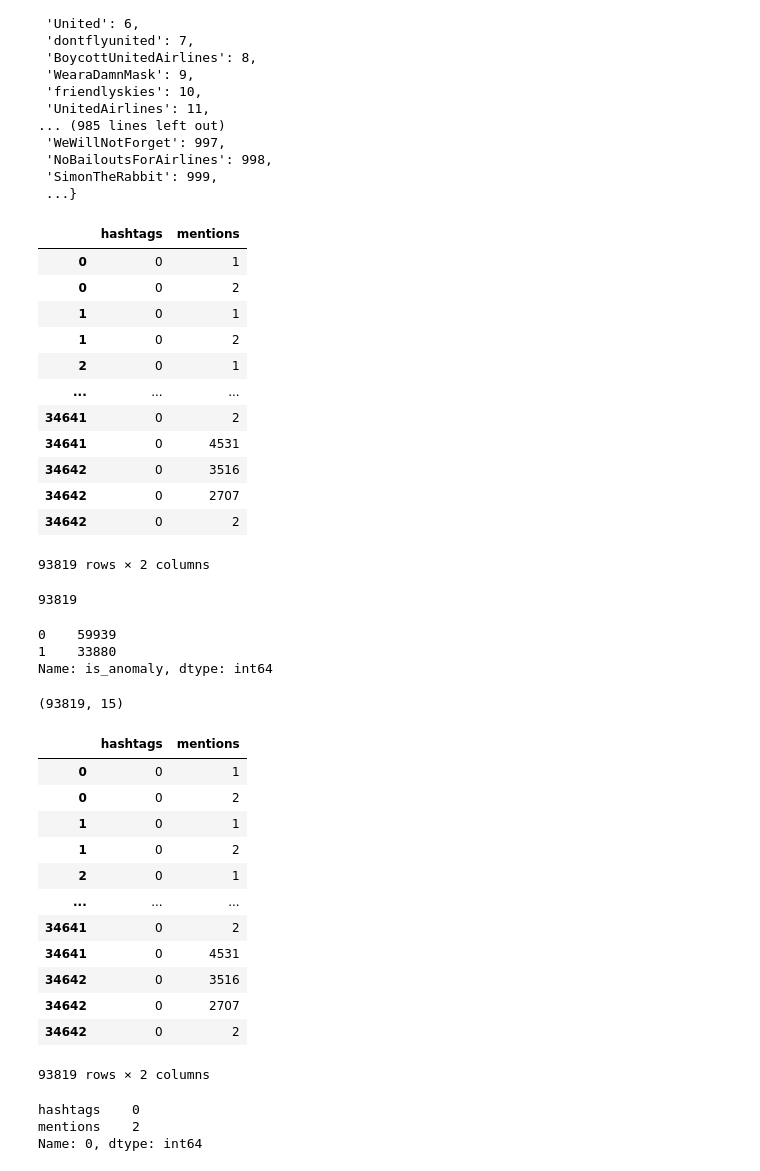
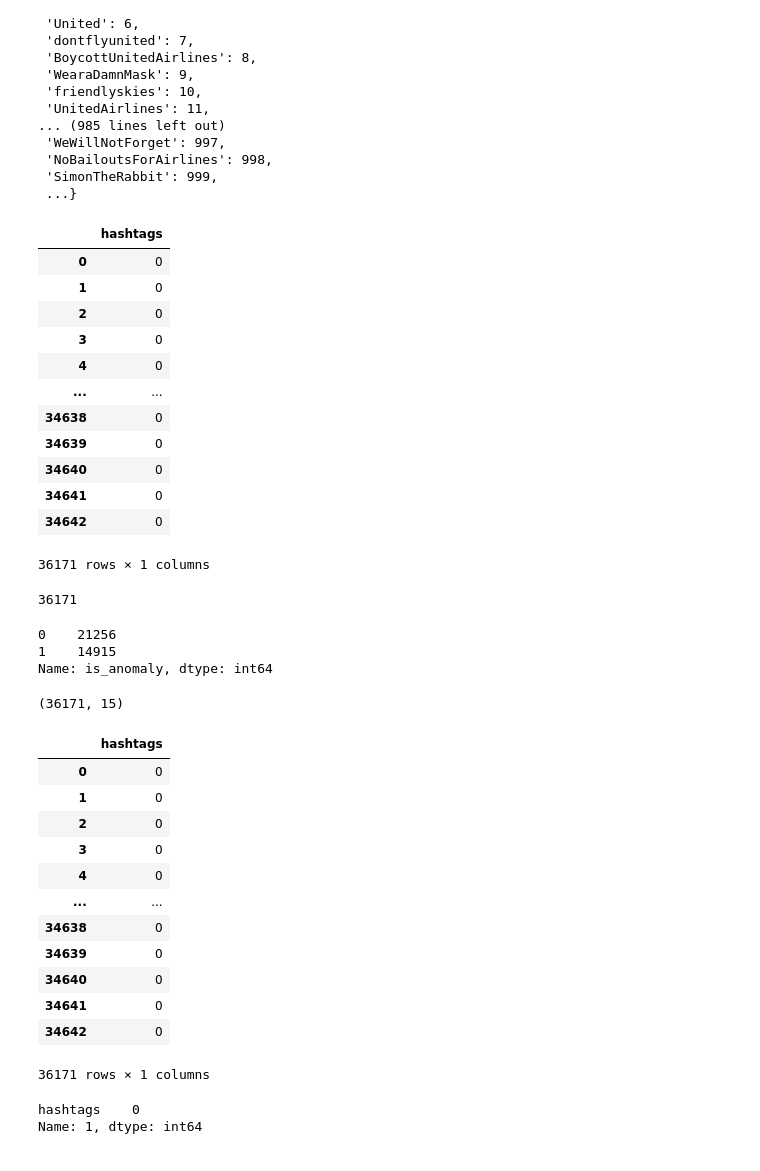
Before and after one commit to anton164/fall-spec, a Jupyter notebook: jupyter_notebooks/parse_json_table.ipynb, the cells around one changed output. Cells and saved outputs as stored; diff of their text form; code cells hidden in the pictures.

Commit message:
changes to MStream

```diff
--- a/jupyter_notebooks/parse_json_table.ipynb
+++ b/jupyter_notebooks/parse_json_table.ipynb
@@ -18,7 +18,7 @@ stop_words = set(stopwords.words('english'))
 [nltk_data]     /Users/mosheborochov/nltk_data...
 [nltk_data]   Package words is already up-to-date!
 # %%
-df = pd.read_json('../data/mstream_datasets/united-2020-12-05-2020-12-15.json')
+df = pd.read_json('../data/labeled_datasets/united-2020-12-05-2020-12-15.json')
 print(df['text'])
 def stemming(words):
     ps=PorterStemmer()
@@ -63,9 +72,11 @@ Name: text, Length: 34643, dtype: object
 # %%
 #df = df.explode('hashtags').explode('mentions').explode('text')
-df = df.explode('hashtags').explode('mentions')
+#df = df.explode('hashtags').explode('mentions')
+df = df.explode('hashtags')
 continuous_index = []
 #symbolic_index = ['hashtags', 'user_id', 'mentions', 'text']
-symbolic_index = ['hashtags', 'mentions']
+#symbolic_index = ['hashtags', 'mentions']
+symbolic_index = ['hashtags']
 
 df_continuous = df.loc[:, continuous_index]
 df_symbolic = df.loc[:, symbolic_index]
@@ -133,24 +144,24 @@ hashtags_dict
 # %%
 df_symbolic.loc[:,'hashtags'] =  df_symbolic.loc[:,'hashtags'].map(hashtags_dict)
 #df_symbolic.loc[:,'user_id'] =  df_symbolic.loc[:,'user_id'].map(user_id_dict)
-df_symbolic.loc[:,'mentions'] =  df_symbolic.loc[:,'mentions'].map(mentions_dict)
+#df_symbolic.loc[:,'mentions'] =  df_symbolic.loc[:,'mentions'].map(mentions_dict)
 #df_symbolic.loc[:,'text'] =  df_symbolic.loc[:,'text'].map(text_dict)
 #df_symbolic = df_symbolic.fillna(0)
 df_symbolic
 # %% [output]
-|  | hashtags | mentions |
-| 0 | 0 | 1 |
-| 0 | 0 | 2 |
-| 1 | 0 | 1 |
-| 1 | 0 | 2 |
-| 2 | 0 | 1 |
-| ... | ... | ... |
-| 34641 | 0 | 2 |
-| 34641 | 0 | 4531 |
-| 34642 | 0 | 3516 |
-| 34642 | 0 | 2707 |
-| 34642 | 0 | 2 |
+|  | hashtags |
+| 0 | 0 |
+| 1 | 0 |
+| 2 | 0 |
+| 3 | 0 |
+| 4 | 0 |
+| ... | ... |
+| 34638 | 0 |
+| 34639 | 0 |
+| 34640 | 0 |
+| 34641 | 0 |
+| 34642 | 0 |
-93819 rows × 2 columns
+36171 rows × 1 columns
 # %%
 df_continuous.to_csv("CentralParkNYCnumeric.txt", index=False, header=False)
 df_symbolic.to_csv("CentralParkNYCcateg.txt", index=False, header=False)
@@ -161,7 +175,7 @@ df.loc[:,'created_at'].map(create_unix).to_csv("CentralParkNYCtime.txt", index=F
 # %%
 df_symbolic.shape[0]
 # %% [output]
-93819
+36171
 # %%
 text_file = open("CentralParkNYCnumeric.txt", "w")
 df_symbolic.shape[0]
@@ -172,34 +186,33 @@ text_file.close()
 #df_label.groupby(['is_anomaly']).agg(['min', 'max', 'count', 'nunique'])
 df['is_anomaly'].value_counts()
 # %% [output]
-0    59939
-1    33880
+0    21256
+1    14915
 Name: is_anomaly, dtype: int64
 # %%
 df.shape
 # %% [output]
-(93819, 15)
+(36171, 15)
 # %%
 df_symbolic
 # %% [output]
-|  | hashtags | mentions |
-| 0 | 0 | 1 |
-| 0 | 0 | 2 |
-| 1 | 0 | 1 |
-| 1 | 0 | 2 |
-| 2 | 0 | 1 |
-| ... | ... | ... |
-| 34641 | 0 | 2 |
-| 34641 | 0 | 4531 |
-| 34642 | 0 | 3516 |
-| 34642 | 0 | 2707 |
-| 34642 | 0 | 2 |
+|  | hashtags |
+| 0 | 0 |
+| 1 | 0 |
+| 2 | 0 |
+| 3 | 0 |
+| 4 | 0 |
+| ... | ... |
+| 34638 | 0 |
+| 34639 | 0 |
+| 34640 | 0 |
+| 34641 | 0 |
+| 34642 | 0 |
-93819 rows × 2 columns
+36171 rows × 1 columns
 # %%
 df_symbolic.iloc[1]
 # %% [output]
 hashtags    0
-mentions    2
-Name: 0, dtype: int64
+Name: 1, dtype: int64
 # %%
 score = pd.read_csv('score.txt', header=None)
```
Also changed, not shown: parts of 11 cells of this notebook, 8 other files.
